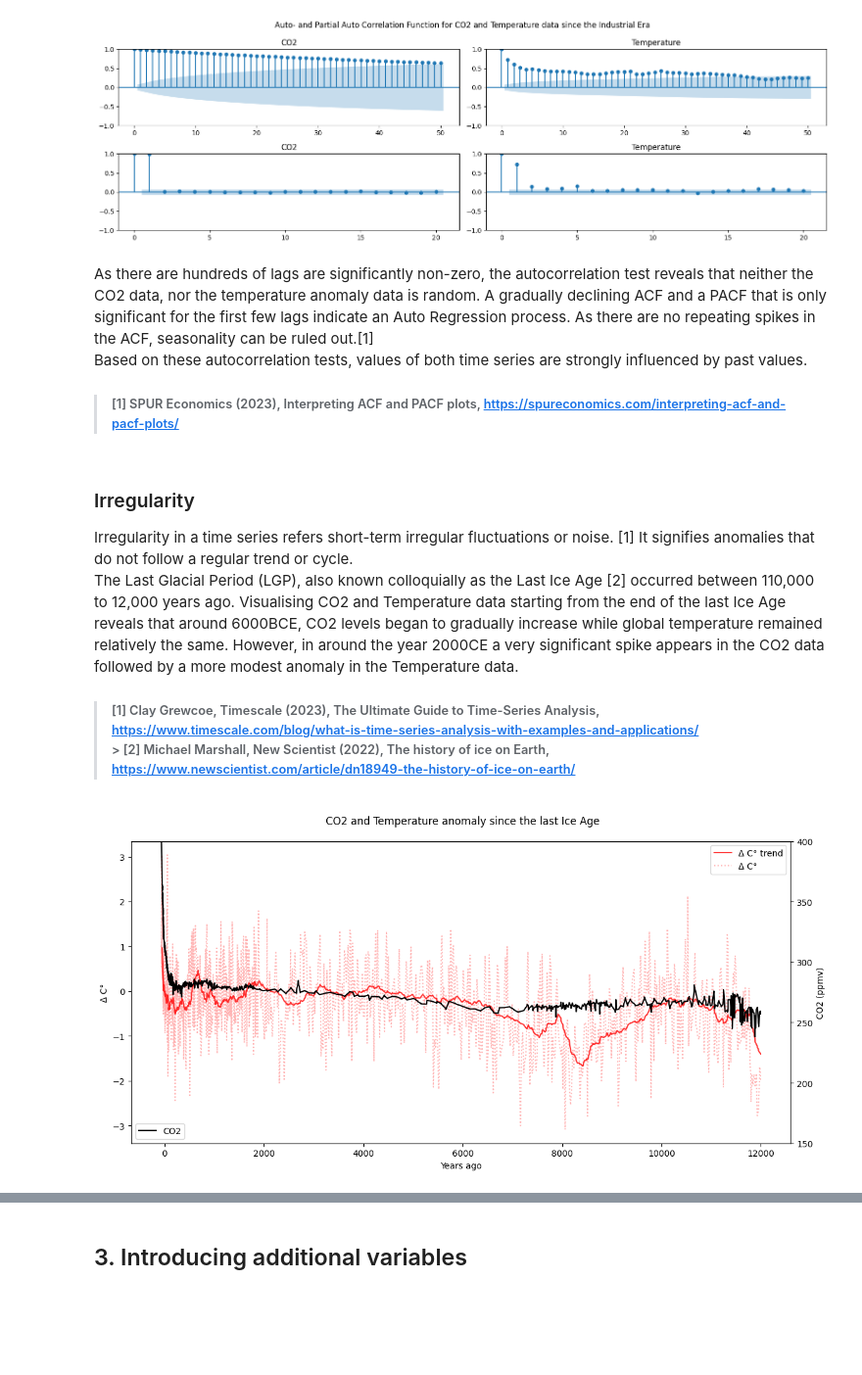
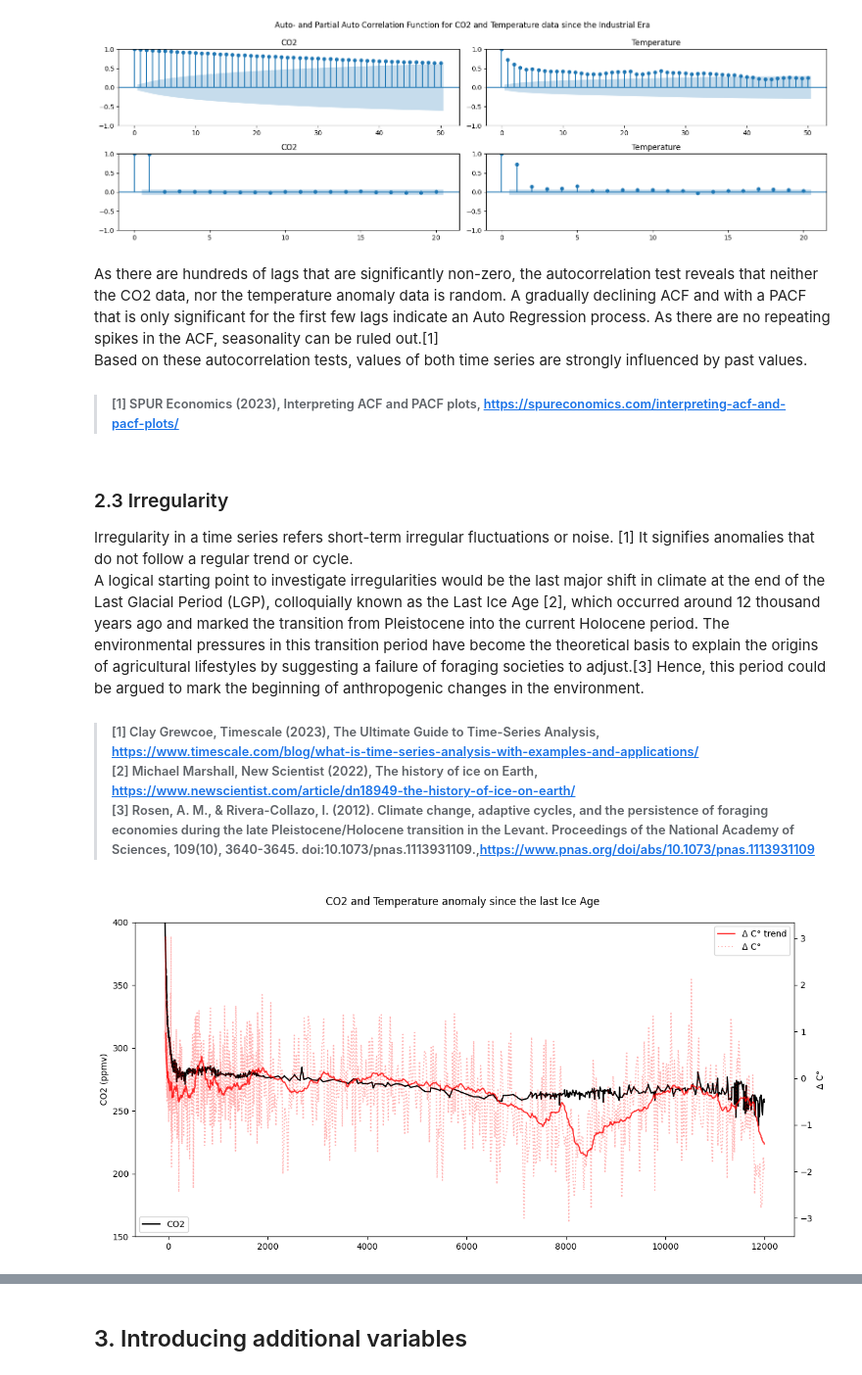
Before and after one commit to noyo0/ProgrammingForDataAnalysis_Project2, a Jupyter notebook: Project2/Project2.ipynb, the cells around one changed output, grey strips where cells are left out. Shown at 98% size. Saved outputs shown, nothing was run; the diff lists cells and outputs as text; code cells hidden in the pictures; blank space fills up the shorter version.

```diff
--- a/Project2/Project2.ipynb
+++ b/Project2/Project2.ipynb
@@ -777,38 +777,36 @@ plt.show()
 [figure]
 # %% [markdown]
 
-As there are hundreds of lags are significantly non-zero, the autocorrelation test reveals that neither the CO2 data, nor the temperature anomaly data is random. A gradually declining ACF and a PACF that is only significant for the first few lags indicate an Auto Regression process. As there are no repeating spikes in the ACF, seasonality can be ruled out.[1] <br>
+As there are hundreds of lags that are significantly non-zero, the autocorrelation test reveals that neither the CO2 data, nor the temperature anomaly data is random. A gradually declining ACF and with a PACF that is only significant for the first few lags indicate an Auto Regression process. As there are no repeating spikes in the ACF, seasonality can be ruled out.[1] <br>
 Based on these autocorrelation tests, values of both time series are strongly influenced by past values.
 
 >###### [1] SPUR Economics (2023), Interpreting ACF and PACF plots, https://spureconomics.com/interpreting-acf-and-pacf-plots/
 # %% [markdown]
-### Irregularity
+### 2.3 Irregularity
 
 Irregularity in a time series refers short-term irregular fluctuations or noise. [1] It signifies anomalies that do not follow a regular trend or cycle.<br>
-The Last Glacial Period (LGP), also known colloquially as the Last Ice Age [2] occurred between 110,000 to 12,000 years ago. Visualising CO2 and Temperature data starting from the end of the last Ice Age reveals that around 6000BCE, CO2 levels began to gradually increase while global temperature remained relatively the same. However, in around the year 2000CE a very significant spike appears in the CO2 data followed by a more modest anomaly in the Temperature data.
+A logical starting point to investigate irregularities would be the last major shift in climate at the end of the Last Glacial Period (LGP), colloquially known as the Last Ice Age [2], which occurred around 12 thousand years ago and marked the transition from Pleistocene into the current Holocene period. The environmental pressures in this transition period have become the theoretical basis to explain the origins of agricultural lifestyles by suggesting a failure of foraging societies to adjust.[3] Hence, this period could be argued to mark the beginning of anthropogenic changes in the environment.
 
-> ###### [1] Clay Grewcoe, Timescale (2023), The Ultimate Guide to Time-Series Analysis, https://www.timescale.com/blog/what-is-time-series-analysis-with-examples-and-applications/ <br> > [2] Michael Marshall, New Scientist (2022), The history of ice on Earth, https://www.newscientist.com/article/dn18949-the-history-of-ice-on-earth/
+> ###### [1] Clay Grewcoe, Timescale (2023), The Ultimate Guide to Time-Series Analysis, https://www.timescale.com/blog/what-is-time-series-analysis-with-examples-and-applications/ <br> [2] Michael Marshall, New Scientist (2022), The history of ice on Earth, https://www.newscientist.com/article/dn18949-the-history-of-ice-on-earth/<br>[3] Rosen, A. M., & Rivera-Collazo, I. (2012). Climate change, adaptive cycles, and the persistence of foraging economies during the late Pleistocene/Holocene transition in the Levant. Proceedings of the National Academy of Sciences, 109(10), 3640-3645. doi:10.1073/pnas.1113931109.,https://www.pnas.org/doi/abs/10.1073/pnas.1113931109
 # %%
-#Plot temperature and CO2 composit with dual y axis
+#Plot temperature and CO2 composit with dual y axis from the last Ice Age
 size=12000 # set age slice
 TempTrend=fn_slice(size)['Temperature'].rolling(50).mean() # temperature smoothing
 
 fig, ax1 = plt.subplots(figsize=(12,6))
 ax2=ax1.twinx()
+#CO2
+ax1.plot(fn_slice(size)['Age'], fn_slice(size)['CO2'],color='black', label='CO2',alpha=1) #CO2
+ax1.set_ylabel('CO2 (ppmv)')  # Set y-axis label
+ax1.set_ylim(150,400)
+ax1.legend(loc='lower left')
 #temperature
-ax1.plot(fn_slice(size)['Age'],TempTrend,color='r',label='Δ C° trend',alpha=0.8)#temp
-ax1.plot(fn_slice(size)['Age'],fn_slice(size)['Temperature'],label='Δ C°',color='r',alpha=0.3, linestyle=':')#temp
-ax1.set_ylabel('Δ C°')  # Set y-axis label as per reference
-ax1.legend(loc='upper right')
-ax1.set_xlabel('Years ago')
-#CO2
-ax2.plot(fn_slice(size)['Age'], fn_slice(size)['CO2'],color='black', label='CO2',alpha=1) #CO2
-ax2.set_ylabel('CO2 (ppmv)')  # Set y-axis label
-ax2.set_ylim(150,400)
-ax2.legend(loc='lower left')
-
+ax2.plot(fn_slice(size)['Age'],TempTrend,color='r',label='Δ C° trend',alpha=0.8)#temp
+ax2.plot(fn_slice(size)['Age'],fn_slice(size)['Temperature'],label='Δ C°',color='r',alpha=0.3, linestyle=':')#temp
+ax2.set_ylabel('Δ C°')  # Set y-axis label as per reference
+ax2.legend(loc='upper right')
 plt.suptitle(f"CO2 and Temperature anomaly since the last Ice Age")
 plt.tight_layout()
 plt.show()
 # %% [output]
-[figure, old version]
+[figure, new version]
```
Also changed, not shown: parts of 27 cells of this notebook, 1 other file.
